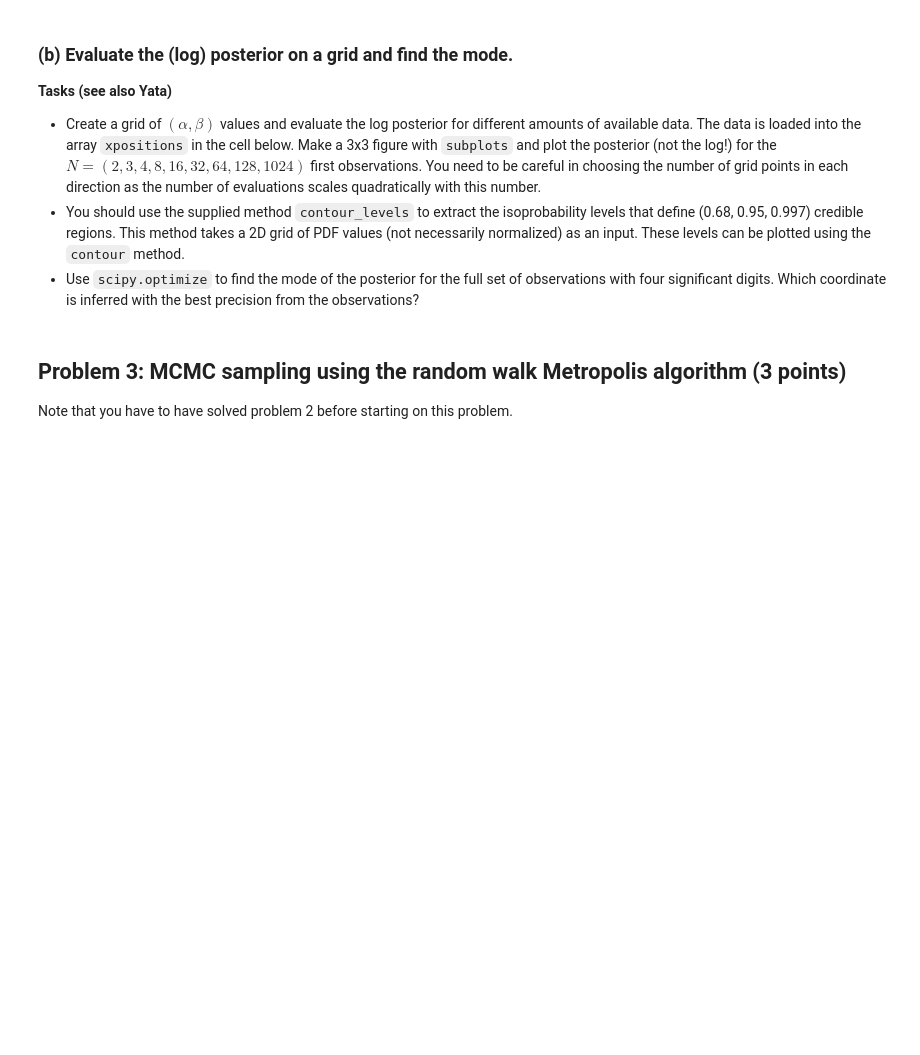
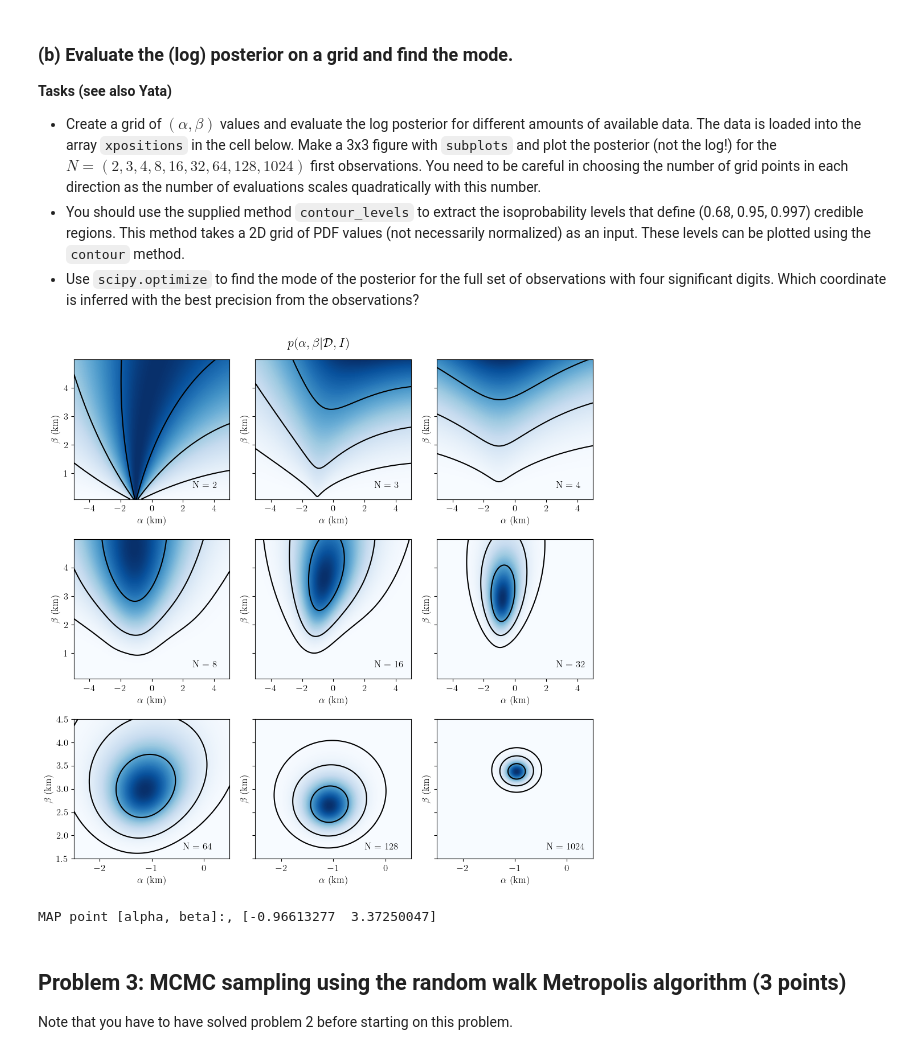
Before and after one commit to stommen/tif285, a Jupyter notebook: hand-ins/pub/ProblemSets/Set2/TIF285_ps2_basic_problems.ipynb, the cells around one changed output. Saved outputs shown, nothing was run; the diff lists cells and outputs as text; code cells hidden in the pictures; blank space fills up the shorter version.

```diff
--- a/hand-ins/pub/ProblemSets/Set2/TIF285_ps2_basic_problems.ipynb
+++ b/hand-ins/pub/ProblemSets/Set2/TIF285_ps2_basic_problems.ipynb
@@ -282,16 +361,53 @@ assert(np.isclose((logPosterior(np.ones((1,2)),xpositions) - logPosterior(2*np.o
 # %%
 # Create a grid and evaluate the log-posterior. Plot the bivariate posterior PDF.
 
 # We'll start by defining a function which takes a two-dimensional grid of probability densities and
 # returns 1, 2, and 3-sigma contours. This acts by sorting and normalizing the values and then
 # finding the locations of the  0.682 ,  0.952 , and  0.9972  cutoffs:
 def contour_levels(grid):
     """Compute 1, 2, 3-sigma contour levels for a gridded 2D pdf"""
     _sorted = np.sort(grid.ravel())[::-1]
     pct = np.cumsum(_sorted) / np.sum(_sorted)
     cutoffs = np.searchsorted(pct, np.array([0.68, 0.95, 0.997]) ** 2)
     return np.sort(_sorted[cutoffs])
 
 #
 # YOUR CODE HERE
 #
+
+### Define the grid and reshape it to a 2D array, shape (Nsamples, 2)
+alpha, beta = np.mgrid[-5:5:.01, 0.1:5:.01]
+grid = np.dstack((alpha, beta)).reshape(-1, 2)
+
+fig, axes = plt.subplots(3, 3, figsize=(10, 10), sharex='row', sharey='row')
+obs_numbers = [2, 3, 4, 8, 16, 32, 64, 128, 1024]
+
+### Use for loop to plot each subplot for each observation number
+for i, n in enumerate(obs_numbers):
+    ### Evaluate the log posterior for the grid and reshape it to the shape of alpha
+    ### for plotting, otherwise it has the shape of (Nsamples,)
+    logP = logPosterior(grid, xpositions[:n])
+    logP = logP.reshape(alpha.shape)
+    ### Normalize the posterior
+    logP -= np.max(logP)
+    ### Calculate the levels
+    levels = contour_levels(np.exp(logP))
+    ### Plot the posterior
+    ax = axes.flatten()[i]
+    contour_lines = ax.contourf(alpha, beta, np.exp(logP), levels=200, cmap='Blues')
+    ax.contour(contour_lines, levels=levels, colors='k')
+    ax.set_xlabel(r'$\alpha$ (km)')
+    ax.set_ylabel(r'$\beta$ (km)')
+    ### Zoom in on the last row
+    if i >= 6:
+        ax.set_ylim(1.5, 4.5)
+        ax.set_xlim(-2.5, 0.5)
+        ax.text(-0.4, 1.7, f'N = {n}', fontsize=12)
+    else:
+        ax.text(2.6, 0.5, f'N = {n}', fontsize=12)
+
+fig.suptitle('$p(\\alpha, \\beta\\vert \\mathcal{D}, I)$', fontsize=16)
+plt.tight_layout()
+plt.show()
+# %% [output]
+[figure, added]
@@ -306,3 +414,33 @@ def contour_levels(grid):
+# %%
+# Find the MAP point (maximum a posteriori) for full data set.
+#
+# You might want to use functionality from scipy to find the mode.
+#
+#
+# YOUR CODE HERE
+#
+
+# Find map with Scipy
+from scipy.optimize import minimize
+
+def negLogPosterior(theta, x):
+    """
+    Function returning the negative value of the log posterior.
+
+    Args:
+        theta: array containing the guess for the minimum
+        x: array containing the positions
+    """
+
+    ### Reshape theta so it can be input to my logPosterior which expects a (Nsamples, 2)-array
+    theta = theta.reshape(-1, 2)
+    return -logPosterior(theta, x)
+
+### Calculate the minimum (MAP point)
+result = minimize(negLogPosterior, x0=np.array([-1, 3]), args=(xpositions), method='Nelder-Mead')
+print(f'MAP point [alpha, beta]:, {result.x}')
+# %% [output]
+MAP point [alpha, beta]:, [-0.96613277  3.37250047]
 # %% [markdown]
 ## Problem 3: MCMC sampling using the random walk Metropolis algorithm (3 points)
 Note that you have to have solved problem 2 before starting on this problem.
```
Also changed, not shown: parts of 31 cells of this notebook.
